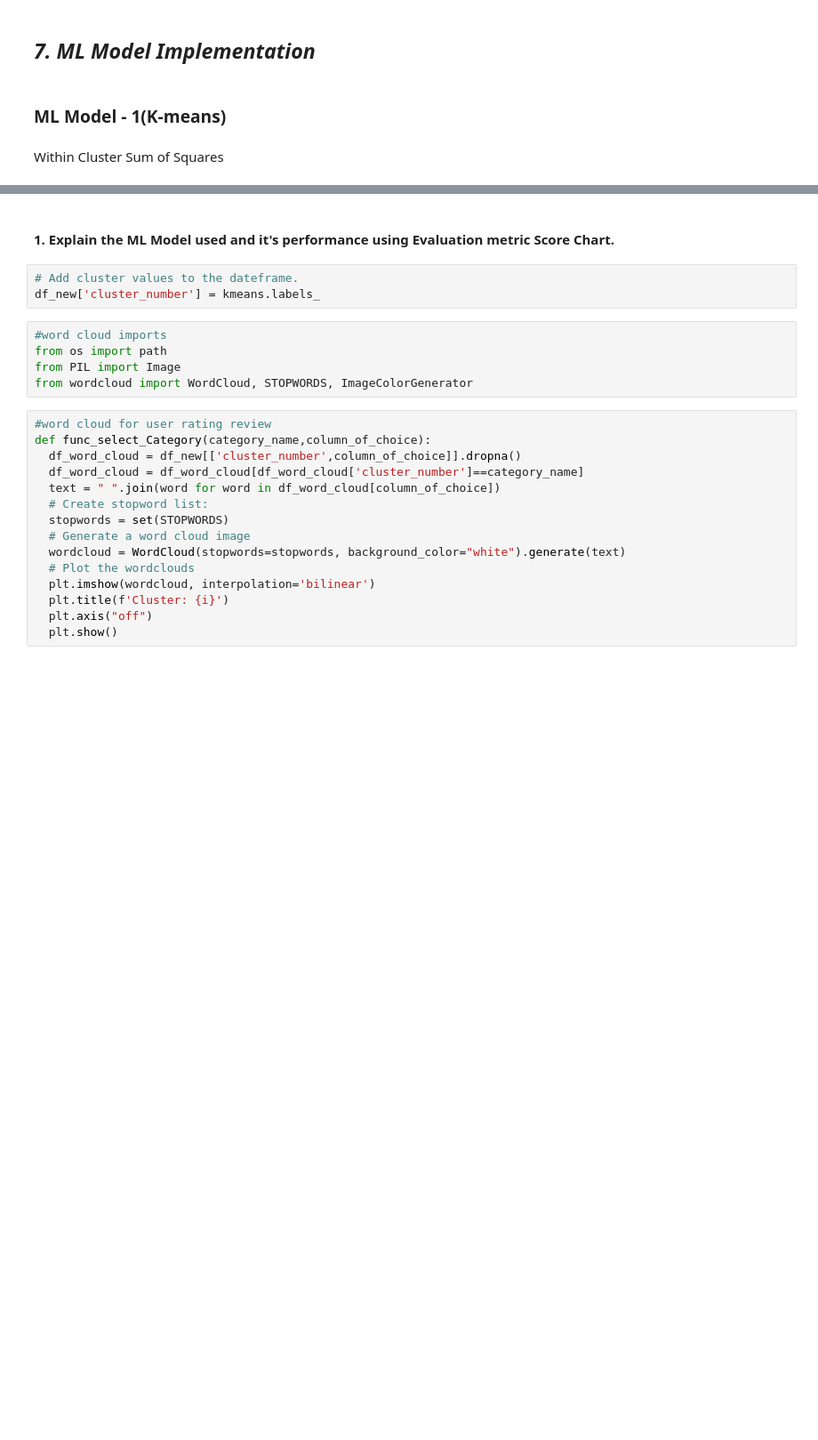
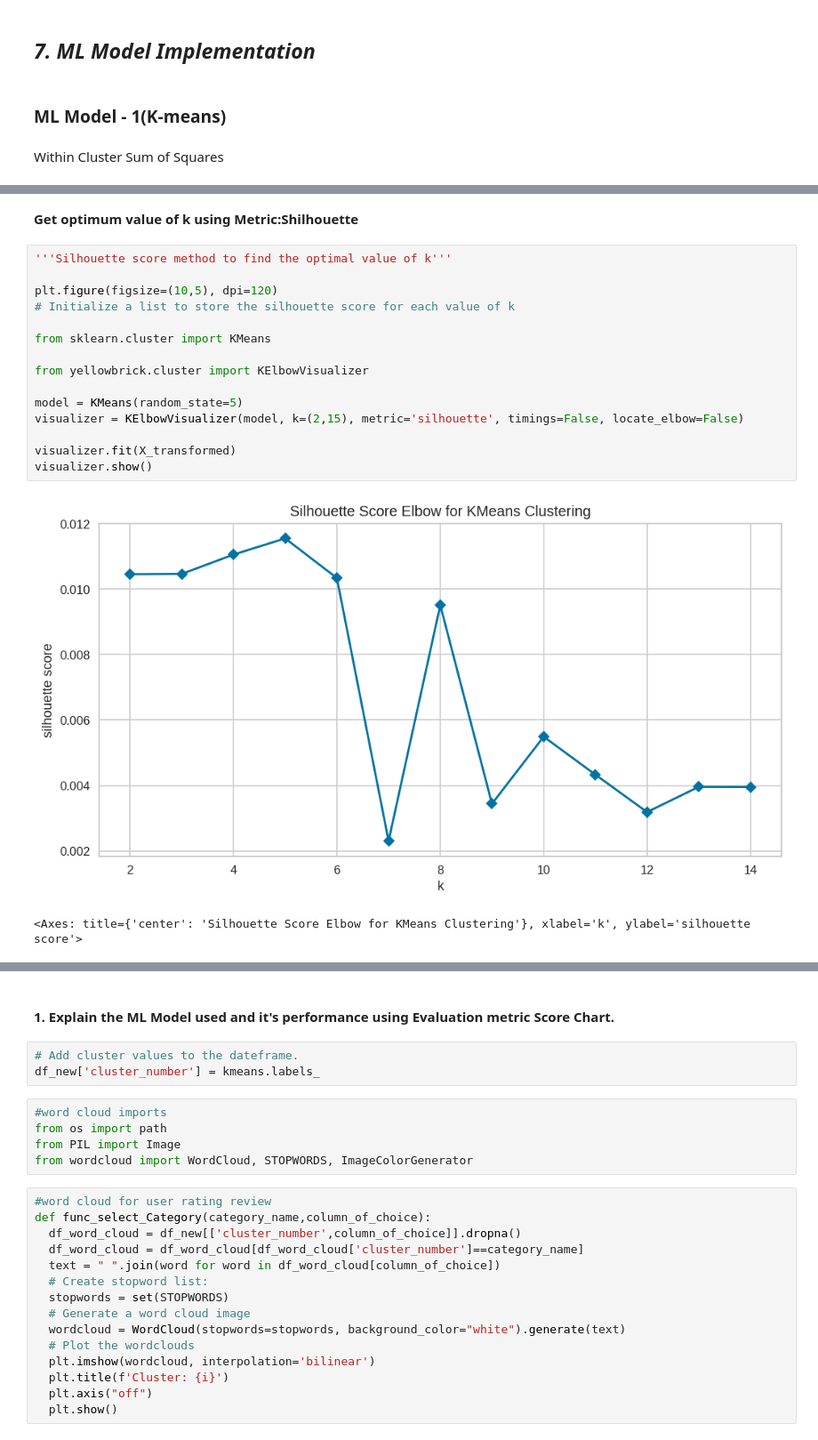
Before and after one commit to Ajay07pandey/Netflix-Movies-and-TV-Shows-Clustering, a Jupyter notebook: Netflix_movie_and_TV_show_Clustering_Ajay.ipynb, the cells around one changed output, grey strips where cells are left out. Shown at 89% size. Saved outputs shown, nothing was run; the diff lists cells and outputs as text; blank space fills up the shorter version.

```diff
--- a/Netflix_movie_and_TV_show_Clustering_Ajay.ipynb
+++ b/Netflix_movie_and_TV_show_Clustering_Ajay.ipynb
@@ -1816,0 +1739,20 @@ plt.show()
+# %% [markdown]
+**Get optimum value of k using Metric:Shilhouette**
+# %%
+'''Silhouette score method to find the optimal value of k'''
+
+plt.figure(figsize=(10,5), dpi=120)
+# Initialize a list to store the silhouette score for each value of k
+
+from sklearn.cluster import KMeans
+
+from yellowbrick.cluster import KElbowVisualizer
+
+model = KMeans(random_state=5)
+visualizer = KElbowVisualizer(model, k=(2,15), metric='silhouette', timings=False, locate_elbow=False)
+
+visualizer.fit(X_transformed)
+visualizer.show()
+# %% [output]
+[figure, added]
+<Axes: title={'center': 'Silhouette Score Elbow for KMeans Clustering'}, xlabel='k', ylabel='silhouette score'>
```
Also changed, not shown: parts of 65 cells of this notebook.
